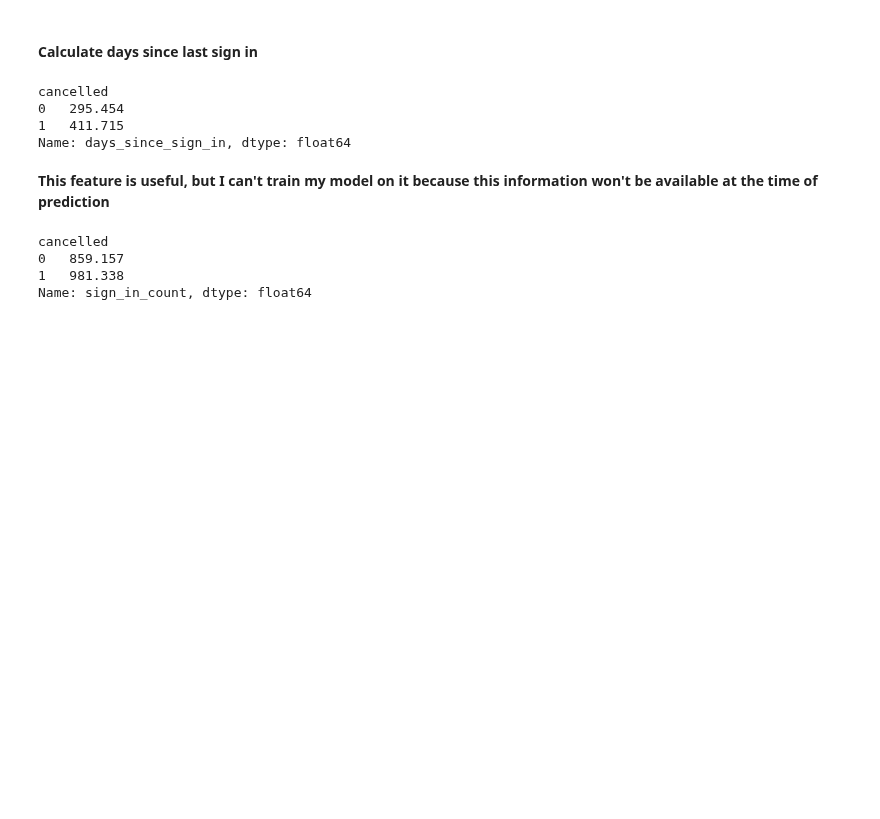
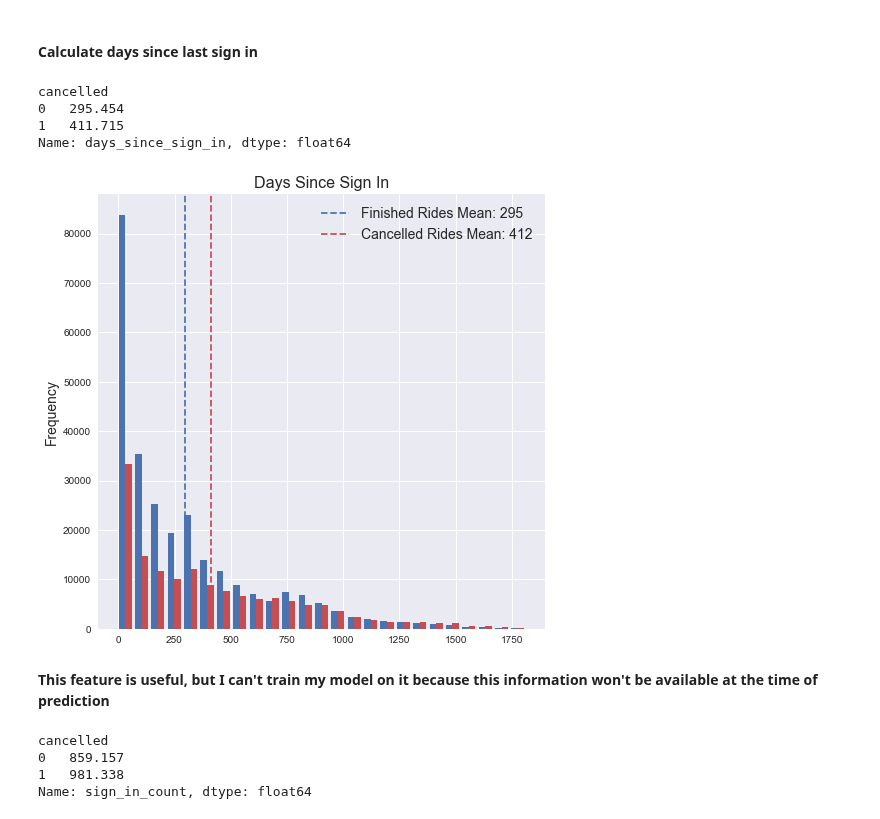
Before and after one commit to mengeling/silvercar-cancellation-predictor, a Jupyter notebook: EDA/EDA_other_tables.ipynb, the cells around one changed output. Cells and saved outputs as stored; diff of their text form; code cells hidden in the pictures; blank space fills up the shorter version.

Commit message:
Updated EDA plot function

```diff
--- a/EDA/EDA_other_tables.ipynb
+++ b/EDA/EDA_other_tables.ipynb
@@ -213,6 +212,8 @@ df_users_new["created_at"] = get_datetime(df_users_new["created_at"])
 df_users_new["updated_at"] = get_datetime(df_users_new["updated_at"])
 # %%
 df_users_new["days_since_sign_in"] = (pd.to_datetime('2017-12-14') - df_users_new["last_sign_in_at"]).dt.total_seconds() / 86400
+df_sign_in = df_users_new[["sign_in_count", "days_since_sign_in", "cancelled"]]
+df_sign_in.dropna(inplace=True)
 # %%
 df_users_new.groupby("cancelled")["days_since_sign_in"].mean()
 # %% [output]
@@ -220,6 +221,10 @@ cancelled
 0   295.454
 1   411.715
 Name: days_since_sign_in, dtype: float64
+# %%
+plot_comparison(df_sign_in, "days_since_sign_in")
+# %% [output]
+[figure, added]
 # %% [markdown]
 **This feature is useful, but I can't train my model on it because this information won't be available at the time of prediction**
 # %%
```
Also changed, not shown: parts of 6 cells of this notebook, 6 other files.
